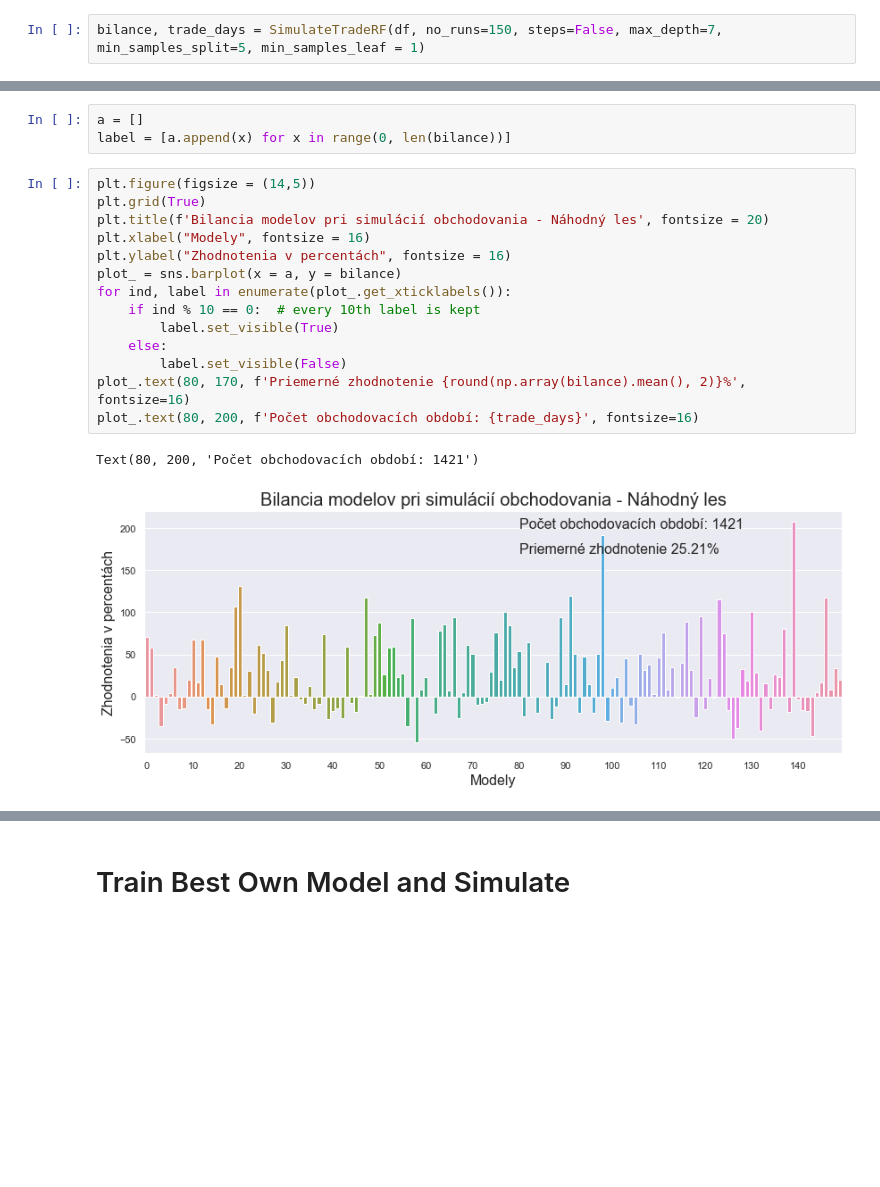
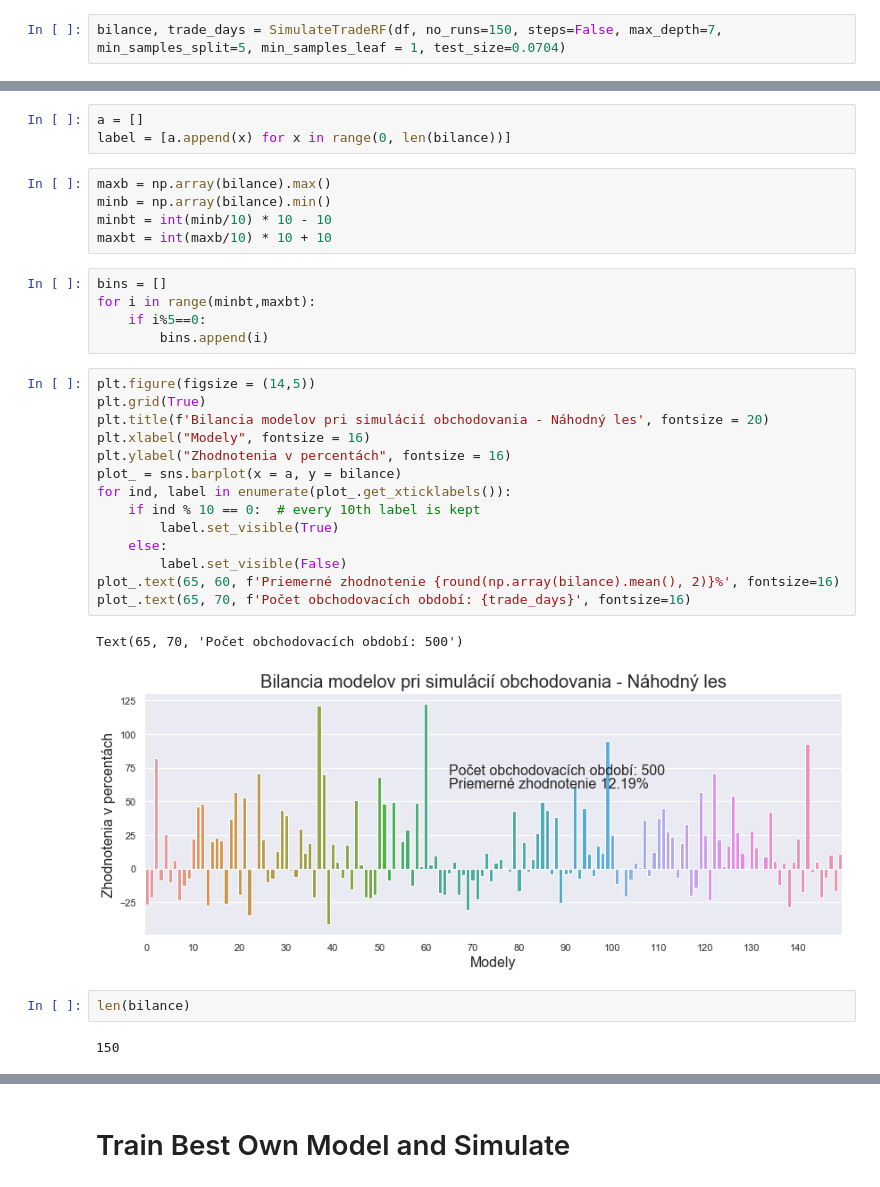
Before and after one commit to KrizanPeter/DP3_Repo, a Jupyter notebook: Experiment NTB.ipynb, the cells around one changed output, grey strips where cells are left out. Drawn from its saved outputs; the diff is of its cells as text; blank space fills up the shorter version.

```diff
--- a/Experiment NTB.ipynb
+++ b/Experiment NTB.ipynb
@@ -793,6 +793,6 @@ df = LoadTradeDataset2Class()
 # %% [markdown]
 #### Run simulation with best parameter model
 # %%
-bilance, trade_days = SimulateTradeRF(df, no_runs=150, steps=False, max_depth=7, min_samples_split=5, min_samples_leaf = 1)
+bilance, trade_days = SimulateTradeRF(df, no_runs=150, steps=False, max_depth=7, min_samples_split=5, min_samples_leaf = 1, test_size=0.0704)
 # %% [output]
 ======================= GLOBAL BALANCE =======================
@@ -815,20 +815,34 @@ bilance, trade_days = SimulateTradeRF(df, no_runs=150, steps=False, max_depth=7,
 # %%
 a = []
 label = [a.append(x) for x in range(0, len(bilance))]
+# %%
+maxb = np.array(bilance).max()
+minb = np.array(bilance).min()
+minbt = int(minb/10) * 10 - 10
+maxbt = int(maxb/10) * 10 + 10
+# %%
+bins = []
+for i in range(minbt,maxbt):
+    if i%5==0:
+        bins.append(i)
 # %%
 plt.figure(figsize = (14,5))
 plt.grid(True)
 plt.title(f'Bilancia modelov pri simulácií obchodovania - Náhodný les', fontsize = 20)
 plt.xlabel("Modely", fontsize = 16)
 plt.ylabel("Zhodnotenia v percentách", fontsize = 16)
 plot_ = sns.barplot(x = a, y = bilance)
 for ind, label in enumerate(plot_.get_xticklabels()):
     if ind % 10 == 0:  # every 10th label is kept
         label.set_visible(True)
     else:
         label.set_visible(False)
-plot_.text(80, 170, f'Priemerné zhodnotenie {round(np.array(bilance).mean(), 2)}%', fontsize=16)
-plot_.text(80, 200, f'Počet obchodovacích období: {trade_days}', fontsize=16)
+plot_.text(65, 60, f'Priemerné zhodnotenie {round(np.array(bilance).mean(), 2)}%', fontsize=16)
+plot_.text(65, 70, f'Počet obchodovacích období: {trade_days}', fontsize=16)
 # %% [output]
-Text(80, 200, 'Počet obchodovacích období: 1421')
+Text(65, 70, 'Počet obchodovacích období: 500')
-[figure, old version]
+[figure, new version]
+# %%
+len(bilance)
+# %% [output]
+150
```
Also changed, not shown: parts of 9 cells of this notebook, 6 other files.
